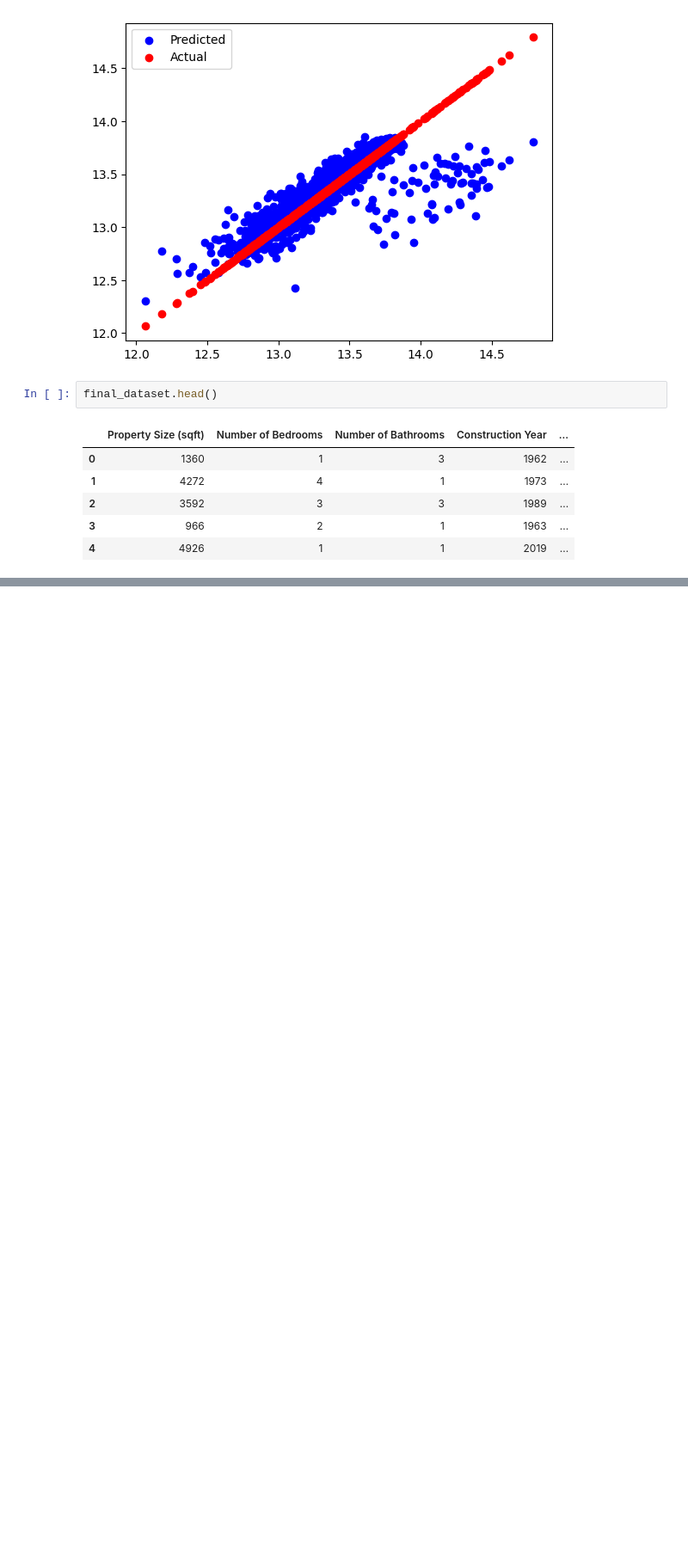
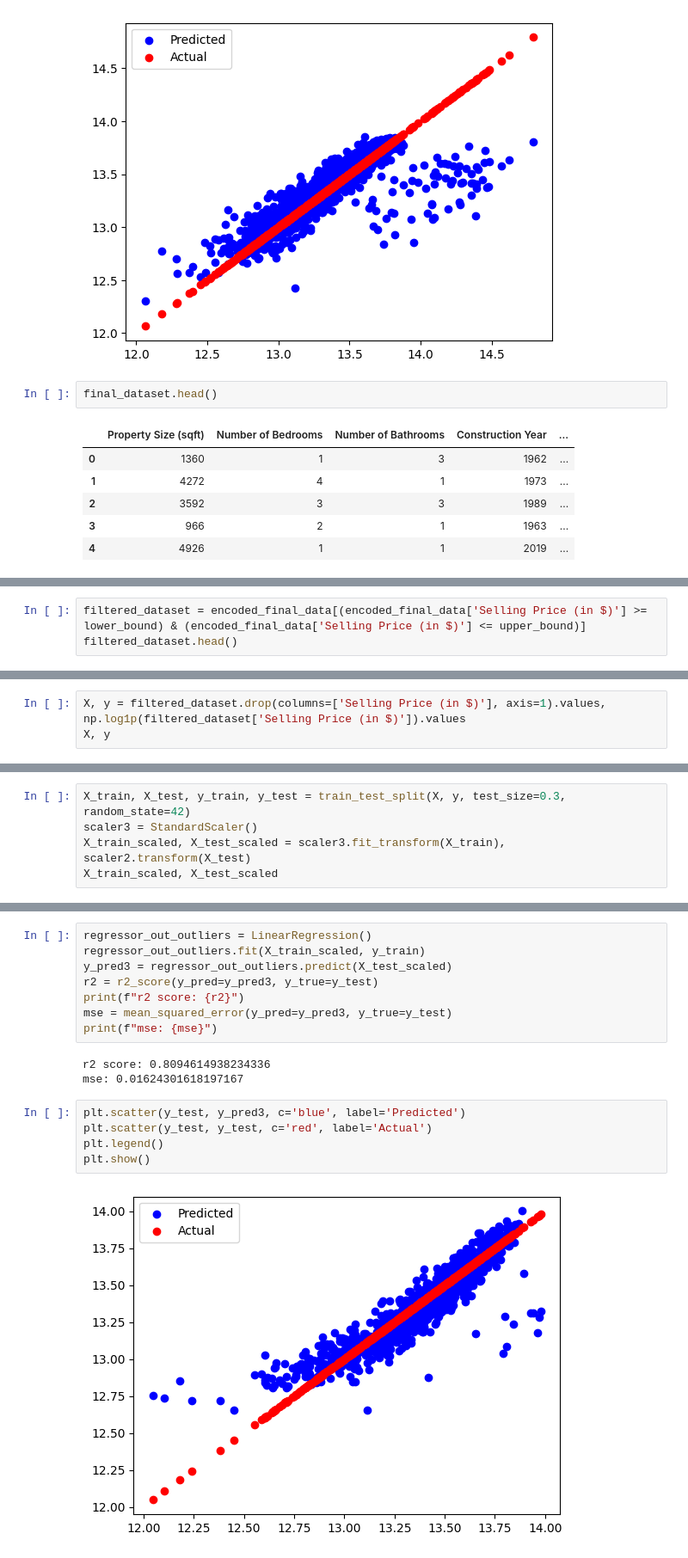
Before and after one commit to bvkiran8058/Machine-Learning, a Jupyter notebook: 1.1 regression_real_estate_dataset.ipynb, the cells around one changed output, grey strips where cells are left out. Shown at 86% size. Drawn from its saved outputs; the diff is of its cells as text; blank space fills up the shorter version.

Commit message:
r2_score = .8

```diff
--- a/1.1 regression_real_estate_dataset.ipynb
+++ b/1.1 regression_real_estate_dataset.ipynb
@@ -589,0 +801,3 @@ final_dataset.head()
+# %%
+filtered_dataset = encoded_final_data[(encoded_final_data['Selling Price (in $)'] >= lower_bound) & (encoded_final_data['Selling Price (in $)'] <= upper_bound)]
+filtered_dataset.head()
@@ -589,0 +811,3 @@ final_dataset.head()
+# %%
+X, y = filtered_dataset.drop(columns=['Selling Price (in $)'], axis=1).values, np.log1p(filtered_dataset['Selling Price (in $)']).values
+X, y
@@ -589,0 +830,5 @@ final_dataset.head()
+# %%
+X_train, X_test, y_train, y_test = train_test_split(X, y, test_size=0.3, random_state=42)
+scaler3 = StandardScaler()
+X_train_scaled, X_test_scaled = scaler3.fit_transform(X_train), scaler2.transform(X_test)
+X_train_scaled, X_test_scaled
@@ -589,0 +853,18 @@ final_dataset.head()
+# %%
+regressor_out_outliers = LinearRegression()
+regressor_out_outliers.fit(X_train_scaled, y_train)
+y_pred3 = regressor_out_outliers.predict(X_test_scaled)
+r2 = r2_score(y_pred=y_pred3, y_true=y_test)
+print(f"r2 score: {r2}")
+mse = mean_squared_error(y_pred=y_pred3, y_true=y_test)
+print(f"mse: {mse}")
+# %% [output]
+r2 score: 0.8094614938234336
+mse: 0.01624301618197167
+# %%
+plt.scatter(y_test, y_pred3, c='blue', label='Predicted')
+plt.scatter(y_test, y_test, c='red', label='Actual')
+plt.legend()
+plt.show()
+# %% [output]
+[figure, added]
```
Also changed, not shown: parts of 15 cells of this notebook.
